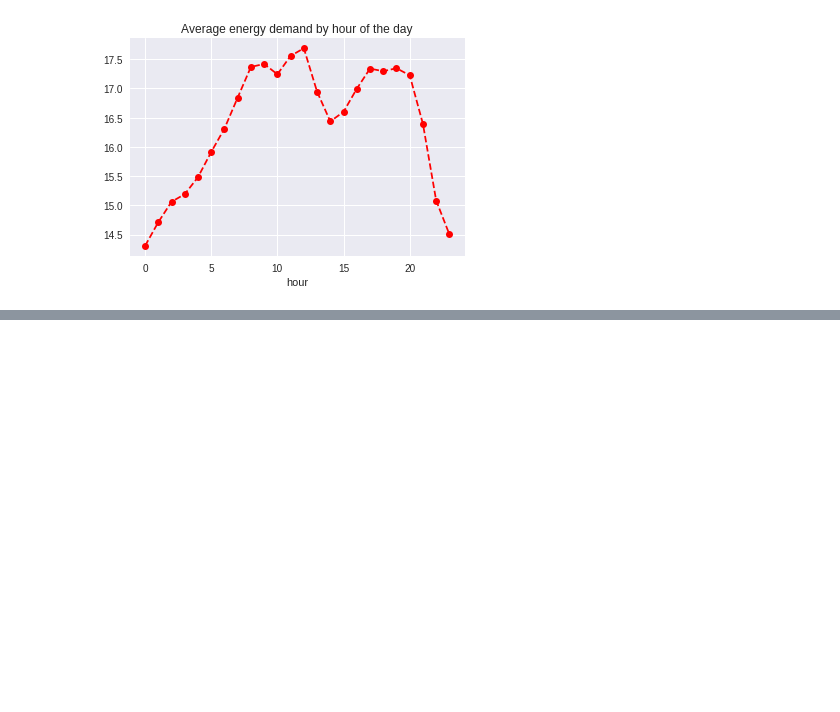
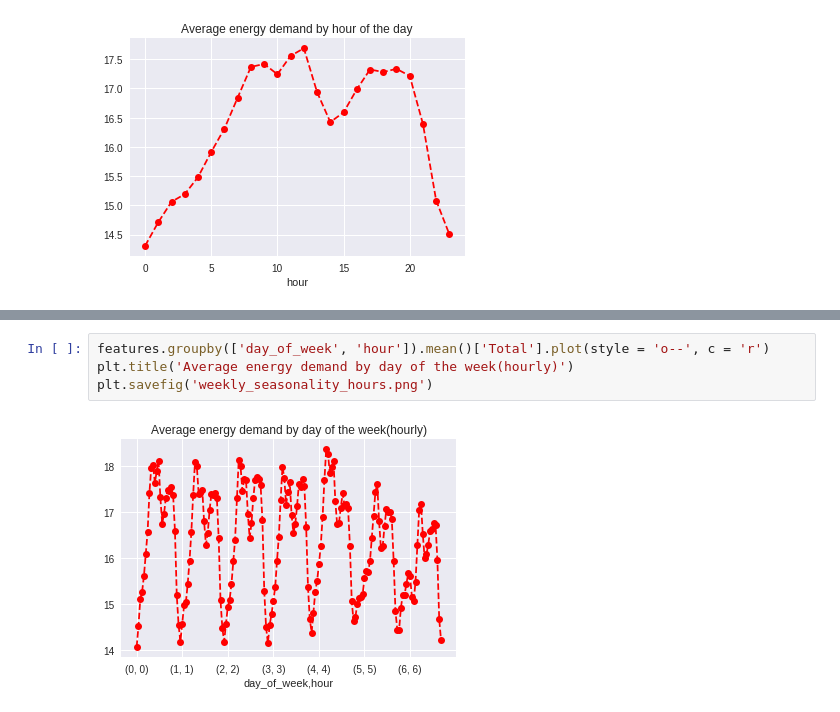
Before and after one commit to gergokoncz/itu, a Jupyter notebook: 4th_semester/large_scale_data/assignment4/influx_exploration.ipynb, the cells around one changed output, grey strips where cells are left out. Cells and saved outputs as stored; diff of their text form; blank space fills up the shorter version.

```diff
--- a/4th_semester/large_scale_data/assignment4/influx_exploration.ipynb
+++ b/4th_semester/large_scale_data/assignment4/influx_exploration.ipynb
@@ -179,0 +165,6 @@ plt.savefig('weekly_seasonality.png')
+# %%
+features.groupby(['day_of_week', 'hour']).mean()['Total'].plot(style = 'o--', c = 'r')
+plt.title('Average energy demand by day of the week(hourly)')
+plt.savefig('weekly_seasonality_hours.png')
+# %% [output]
+[figure, added]
```
Also changed, not shown: parts of 26 cells of this notebook, 8 other files.
